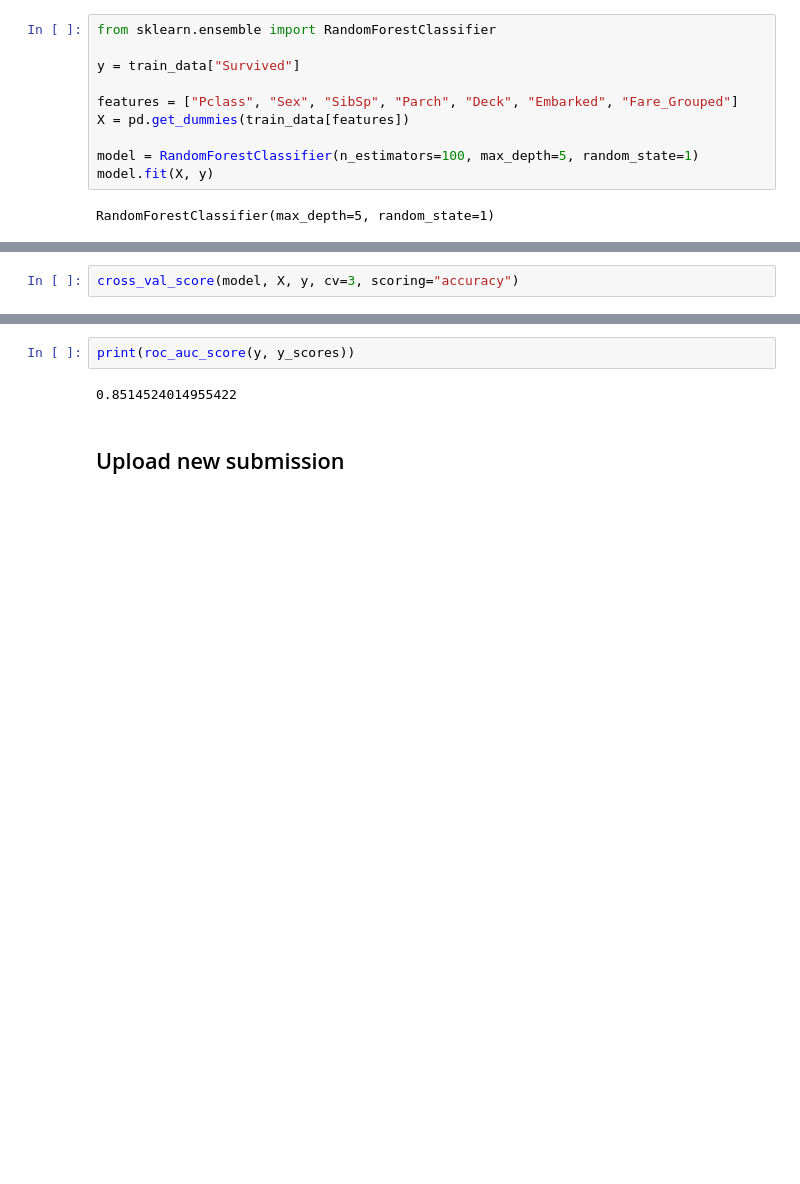
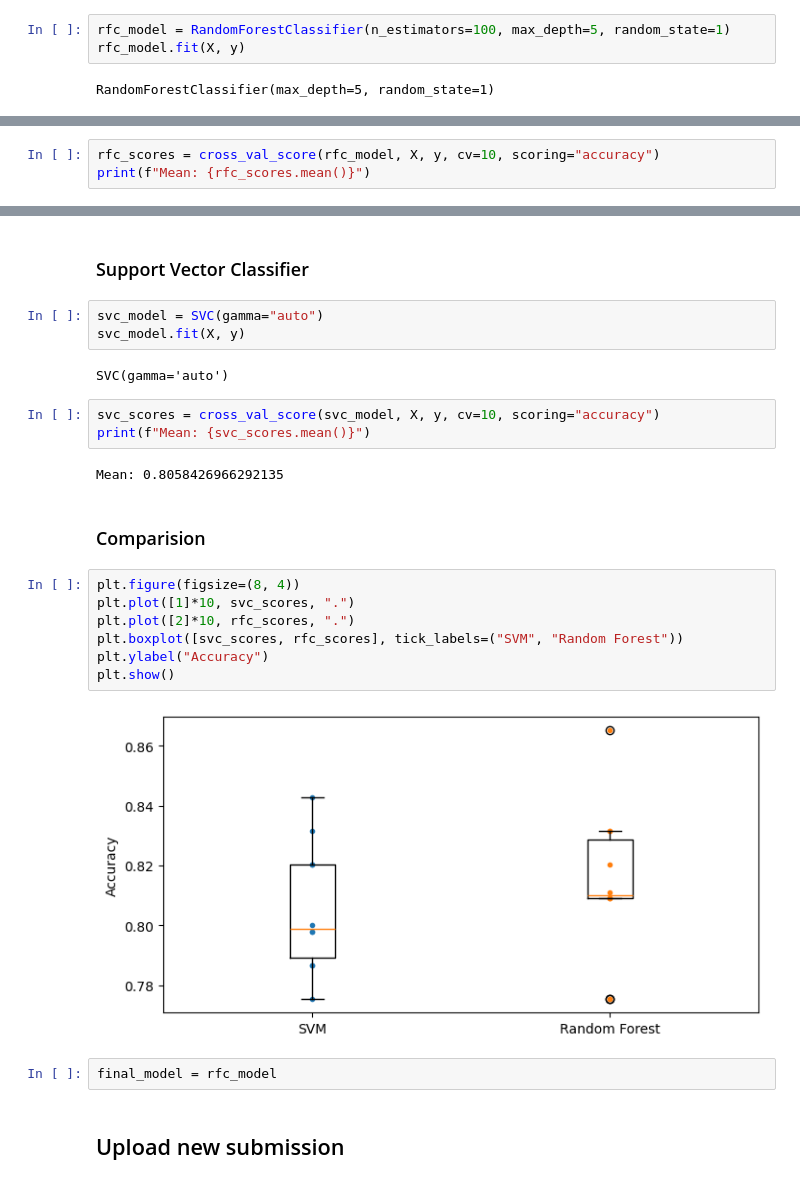
Before and after one commit to MartinRajniak/Kaggle-Projects, a Jupyter notebook: titanic.ipynb, the cells around one changed output, grey strips where cells are left out. Cells and saved outputs as stored; diff of their text form; blank space fills up the shorter version.

Commit message:
Add model comparison
Accuracy is enough for evaluating models (since only 40% survived)

```diff
--- a/titanic.ipynb
+++ b/titanic.ipynb
@@ -238,13 +247,6 @@ train_data, test_data = divide_df(all_data)
 # %%
-from sklearn.ensemble import RandomForestClassifier
-
-y = train_data["Survived"]
-
-features = ["Pclass", "Sex", "SibSp", "Parch", "Deck", "Embarked", "Fare_Grouped"]
-X = pd.get_dummies(train_data[features])
-
-model = RandomForestClassifier(n_estimators=100, max_depth=5, random_state=1)
-model.fit(X, y)
+rfc_model = RandomForestClassifier(n_estimators=100, max_depth=5, random_state=1)
+rfc_model.fit(X, y)
 # %% [output]
 RandomForestClassifier(max_depth=5, random_state=1)
 # %%
@@ -278,3 +276,4 @@ sorted(zip(feature_importances,
 # %%
-cross_val_score(model, X, y, cv=3, scoring="accuracy")
+rfc_scores = cross_val_score(rfc_model, X, y, cv=10, scoring="accuracy")
+print(f"Mean: {rfc_scores.mean()}")
 # %% [output]
@@ -356,7 +281,28 @@ plt.show()
-# %%
-print(roc_auc_score(y, y_scores))
-# %% [output]
-0.8514524014955422
+# %% [markdown]
+### Support Vector Classifier
+# %%
+svc_model = SVC(gamma="auto")
+svc_model.fit(X, y)
+# %% [output]
+SVC(gamma='auto')
+# %%
+svc_scores = cross_val_score(svc_model, X, y, cv=10, scoring="accuracy")
+print(f"Mean: {svc_scores.mean()}")
+# %% [output]
+Mean: 0.8058426966292135
+# %% [markdown]
+### Comparision
+# %%
+plt.figure(figsize=(8, 4))
+plt.plot([1]*10, svc_scores, ".")
+plt.plot([2]*10, rfc_scores, ".")
+plt.boxplot([svc_scores, rfc_scores], tick_labels=("SVM", "Random Forest"))
+plt.ylabel("Accuracy")
+plt.show()
+# %% [output]
+[figure, added]
+# %%
+final_model = rfc_model
 # %% [markdown]
 ## Upload new submission
 # %%
```
Also changed, not shown: parts of 23 cells of this notebook.
